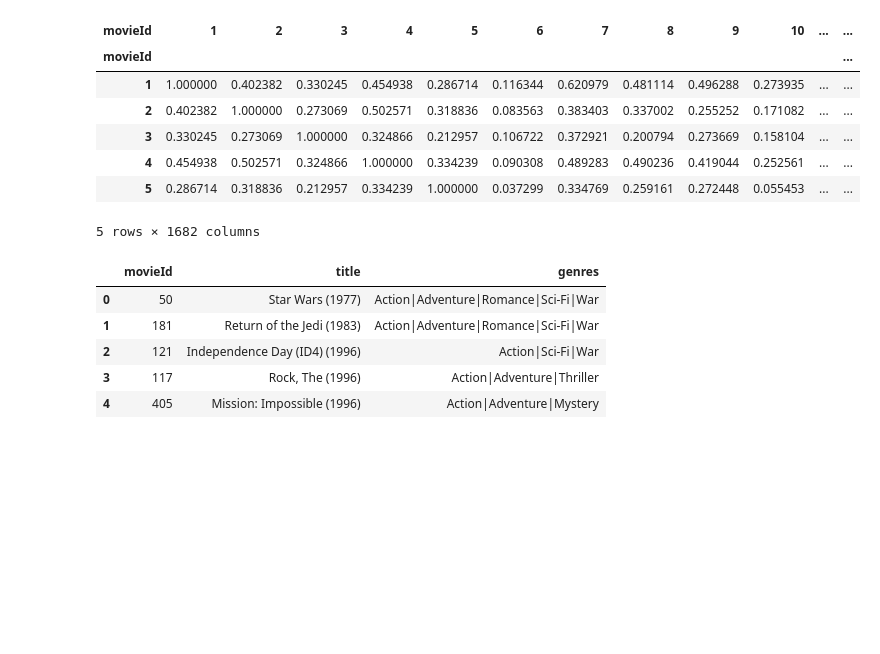
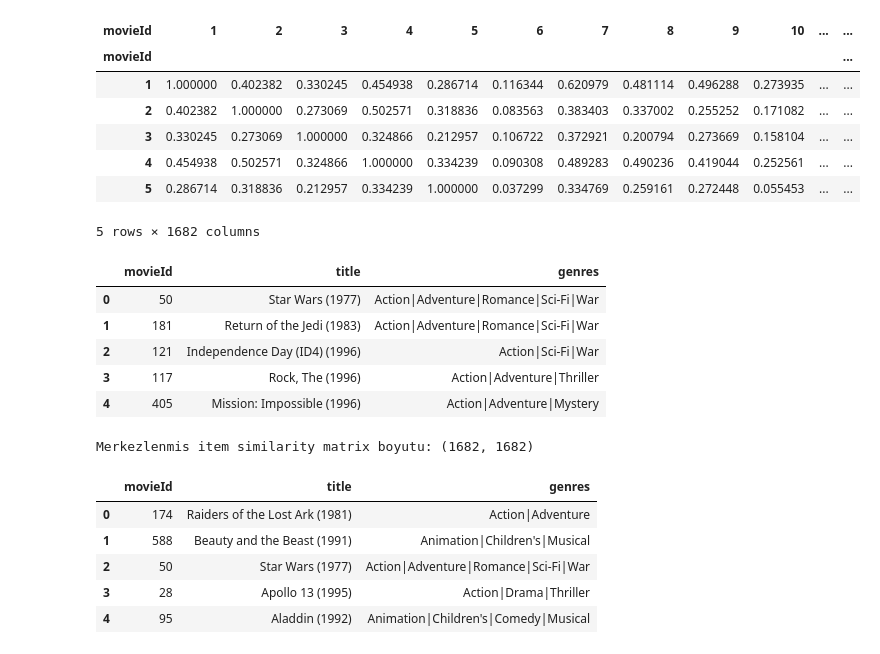
Before and after one commit to egemenoral1-jpg/film-oneri-sistemi, a Jupyter notebook: notebooks/01_eda.ipynb, the cells around one changed output. Cells and saved outputs as stored; diff of their text form; code cells hidden in the pictures; blank space fills up the shorter version.

Commit message:
collaborative filtering iyilestirildi: mean-centering ile puanlama onyargisi azaltildi

```diff
--- a/notebooks/01_eda.ipynb
+++ b/notebooks/01_eda.ipynb
@@ -200,3 +200,43 @@ get_collaborative_recommendations(1)
 | 2 | 121 | Independence Day (ID4) (1996) | Action|Sci-Fi|War |
 | 3 | 117 | Rock, The (1996) | Action|Adventure|Thriller |
 | 4 | 405 | Mission: Impossible (1996) | Action|Adventure|Mystery |
+# %%
+# Her kullanıcının kendi ortalama puanını hesapla
+user_means = user_movie_matrix.mean(axis=1)
+
+# Her puandan kullanıcının kendi ortalamasını çıkar (mean-centering)
+user_movie_matrix_centered = user_movie_matrix.sub(user_means, axis=0)
+
+# NaN'ları (hiç izlenmemiş) şimdi 0 ile dolduruyoruz - bu artık "nötr" anlamına geliyor
+user_movie_matrix_centered = user_movie_matrix_centered.fillna(0)
+
+movie_user_matrix_centered = user_movie_matrix_centered.T
+
+item_similarity_centered = cosine_similarity(movie_user_matrix_centered)
+item_similarity_centered_df = pd.DataFrame(
+    item_similarity_centered,
+    index=movie_user_matrix_centered.index,
+    columns=movie_user_matrix_centered.index
+)
+
+print("Merkezlenmis item similarity matrix boyutu:", item_similarity_centered_df.shape)
+# %% [output]
+Merkezlenmis item similarity matrix boyutu: (1682, 1682)
+# %%
+def get_collaborative_recommendations_v2(movie_id, n=5):
+    sim_scores = item_similarity_centered_df[movie_id].sort_values(ascending=False)
+    sim_scores = sim_scores.drop(movie_id)
+    top_movie_ids = sim_scores.head(n).index
+
+    result = movies[movies['movieId'].isin(top_movie_ids)][['movieId', 'title', 'genres']]
+    result = result.set_index('movieId').loc[top_movie_ids].reset_index()
+    return result
+
+get_collaborative_recommendations_v2(1)
+# %% [output]
+|  | movieId | title | genres |
+| 0 | 174 | Raiders of the Lost Ark (1981) | Action|Adventure |
+| 1 | 588 | Beauty and the Beast (1991) | Animation|Children's|Musical |
+| 2 | 50 | Star Wars (1977) | Action|Adventure|Romance|Sci-Fi|War |
+| 3 | 28 | Apollo 13 (1995) | Action|Drama|Thriller |
+| 4 | 95 | Aladdin (1992) | Animation|Children's|Comedy|Musical |
```
